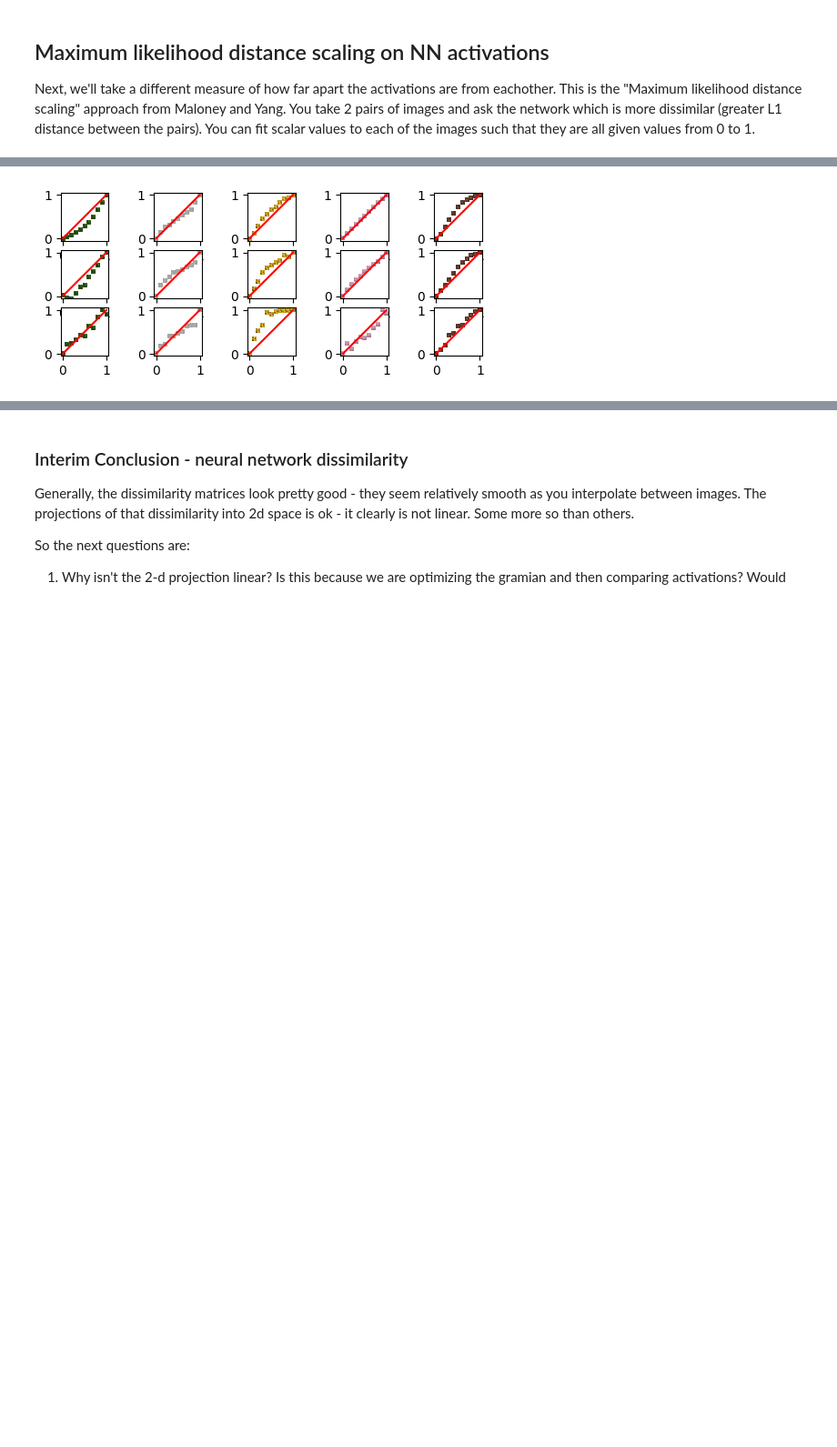
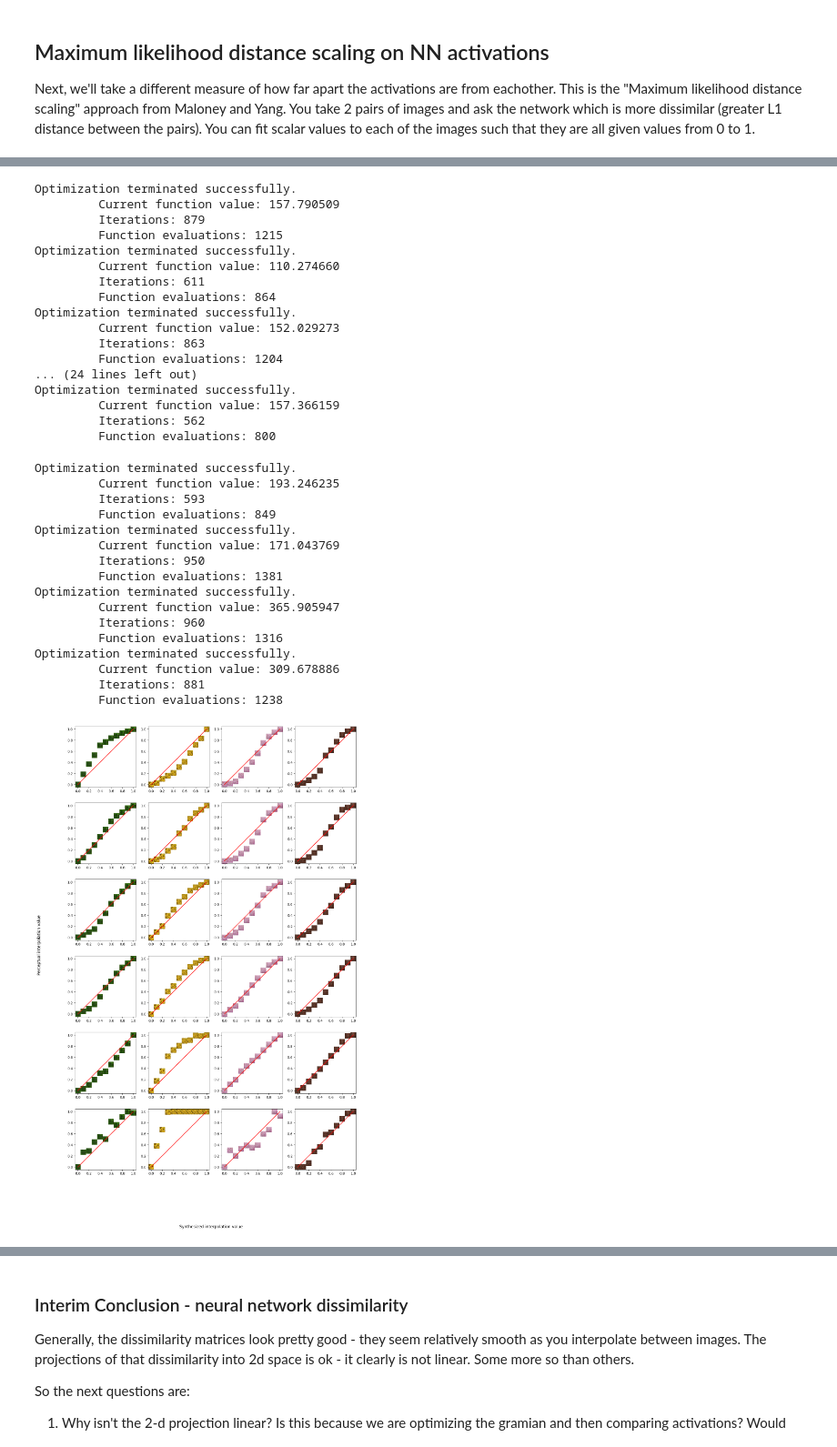
Before and after one commit to joshmw/interp, a Jupyter notebook: distanceCheck.ipynb, the cells around one changed output, grey strips where cells are left out. Shown at 91% size. Drawn from its saved outputs; the diff is of its cells as text; code cells hidden in the pictures; blank space fills up the shorter version.

Commit message:
updating - added cosine distances, and probably other stuff

```diff
--- a/distanceCheck.ipynb
+++ b/distanceCheck.ipynb
@@ -61,8 +61,11 @@ constraint = '10x10';
 #image2Names = ['redwood', 'b6', 'moss', 'grass', 'buttercream', 'beads', 'leaves', 'leaves', 'bananas', 'grass', \
 #         'leaves', 'yellowGems', 'licorice', 'sky', 'granite', 'grass', 'moss', 'rockwall', 'cherries']
 
-image1Names = ['grass', 'pebbles', 'lemons', 'petals', 'acorns']
-image2Names = ['leaves', 'granite', 'bananas', 'buttercream', 'redwood']
+image1Names = ['grass', 'lemons', 'petals', 'acorns']
+image2Names = ['leaves', 'bananas', 'buttercream', 'redwood']
+
+#image1Names = ['grass', 'lemons', ]
+#image2Names = ['leaves', 'bananas', ]
 
 # get interp parameters
 interpNames = [f"{string1}_{string2}" for string1, string2 in zip(image1Names, image2Names)]
@@ -82,7 +85,7 @@ for interpName in interpNames:
         imageName = interpName + str(interpValue);
         # Different name if doing activation loss images
         if activationLoss == 1:
-            img_path = 'out_activations_bal/' + image1Names[imageIndex] + '_' + str(interpValue) + '_' + image2Names[imageIndex] + '_' + constraint + '_pool4_smp1.png'
+            img_path = 'fades/' + image1Names[imageIndex] + '_' + str(interpValue) + '_' + image2Names[imageIndex] + '_pool4_smp1.png'
         print(img_path)
         img = image.load_img(img_path, target_size=(224, 224));
         x = image.img_to_array(img);
@@ -133,13 +136,14 @@ out/acorns_redwood/10x10/acorns_1.0_redwood_10x10_pool4_smp1.png
 Next, we'll plot the dissimilarities between the interpolations for every image pair. Dissimilarity is just the L1 distance between the activations of all the features in a specified layer. The hope is that the corners (non-interpolated synthesized images) will be the furthest apart from eachother, and the intermediates will be... well, intermediate. Maybe even somewhat linear would be great.
 # %%
 # set your layer - numbers defined earlier
-layer = pool4
+layer = pool5
 
 # get L1 distance between all images
 distances = np.zeros((len(imageNames),len(imageNames)))
 for im1 in range(len(imageNames)):
     for im2 in range(len(imageNames)):
-        distances[im1,im2] = np.sum(np.abs(allActivations[imageNames[im1]][layer] - allActivations[imageNames[im2]][layer]))
+        #distances[im1,im2] = np.sum(np.abs(allActivations[imageNames[im1]][layer] - allActivations[imageNames[im2]][layer]))
+        distances[im1,im2] = scipy.spatial.distance.cosine(allActivations[imageNames[im1]][layer].flatten(), allActivations[imageNames[im2]][layer].flatten())
 
 # pull out the individual interpolations
 singleInterpDistanceMatrices = {}; nameIndex = 0;
@@ -301,11 +305,15 @@ def compute_loss(params, all_combinations, biggerDiff):
 # do it like in the human experiment - random numbers
 all_combinations = np.random.randint(0, 11, size=(2000, 4))
 # %%
+# pick which layers you want to look at
+layers = [pool1, pool2, pool3, pool4, pool5, 25]
+#layers = [pool5]
+
 # init a figure
-plt.figure()
+fig = plt.figure(figsize=(15, 4*len(layers)))
 sub = 0;
-#for layer in [pool1, pool2, pool3, pool4, pool5, 25]:
-for layer in [pool4, pool5, 25]:
+
+for layer in layers:
 
     # iterate through interpolations
     for interpPair in range(len(interpNames)):
@@ -319,14 +327,14 @@ for layer in [pool4, pool5, 25]:
             # get the index from all activations to the pairs
             im1 = pairings[0]; im2 = pairings[1]; im3 = pairings[2]; im4 = pairings[3];
             # calcuate the distances
-            dist12 = np.sum(np.abs(allActivations[imageNames[im1]][layer] - allActivations[imageNames[im2]][layer]))
-            dist34 = np.sum(np.abs(allActivations[imageNames[im3]][layer] - allActivations[imageNames[im4]][layer]))
+            dist12 = scipy.spatial.distance.cosine(allActivations[imageNames[im1]][layer].flatten(), allActivations[imageNames[im2]][layer].flatten())
+            dist34 = scipy.spatial.distance.cosine(allActivations[imageNames[im3]][layer].flatten(), allActivations[imageNames[im4]][layer].flatten())
             if dist12 > dist34:
                 biggerDiff.append(1)
             elif dist34 > dist12:
                 biggerDiff.append(2)
             else:
-                biggerDiff.append(random.randint(0,1))
+                biggerDiff.append(0)
 
 
         # set up initial params
@@ -340,7 +348,7 @@ for layer in [pool4, pool5, 25]:
         psi = psi / np.max(psi)
 
         # plot it
-        plt.subplot(6,5,interpPair+1+sub*5)
+        plt.subplot(len(layers),len(image1Names),interpPair+1+sub*len(image1Names))
 
         # iterate over interp_values
         for interp_value in range(11):
@@ -354,6 +362,8 @@ for layer in [pool4, pool5, 25]:
 
     sub += 1
 # show the plot
+fig.supylabel('Perceptual interpolation value')
+fig.supxlabel('Synthesized interpolation value')
 plt.show()
 # %% [output]
 Optimization terminated successfully.
@@ -376 +386,34 @@ Optimization terminated successfully.
+Optimization terminated successfully.
+         Current function value: 157.790509
+         Iterations: 879
+         Function evaluations: 1215
+Optimization terminated successfully.
+         Current function value: 110.274660
+         Iterations: 611
+         Function evaluations: 864
+Optimization terminated successfully.
+         Current function value: 152.029273
+         Iterations: 863
+         Function evaluations: 1204
+... (24 lines left out)
+Optimization terminated successfully.
+         Current function value: 157.366159
+         Iterations: 562
+         Function evaluations: 800
+Optimization terminated successfully.
+         Current function value: 193.246235
+         Iterations: 593
+         Function evaluations: 849
+Optimization terminated successfully.
+         Current function value: 171.043769
+         Iterations: 950
+         Function evaluations: 1381
+Optimization terminated successfully.
+         Current function value: 365.905947
+         Iterations: 960
+         Function evaluations: 1316
+Optimization terminated successfully.
+         Current function value: 309.678886
+         Iterations: 881
+         Function evaluations: 1238
-[figure, old version]
+[figure, new version]
```
Also changed, not shown: parts of 10 cells of this notebook.
